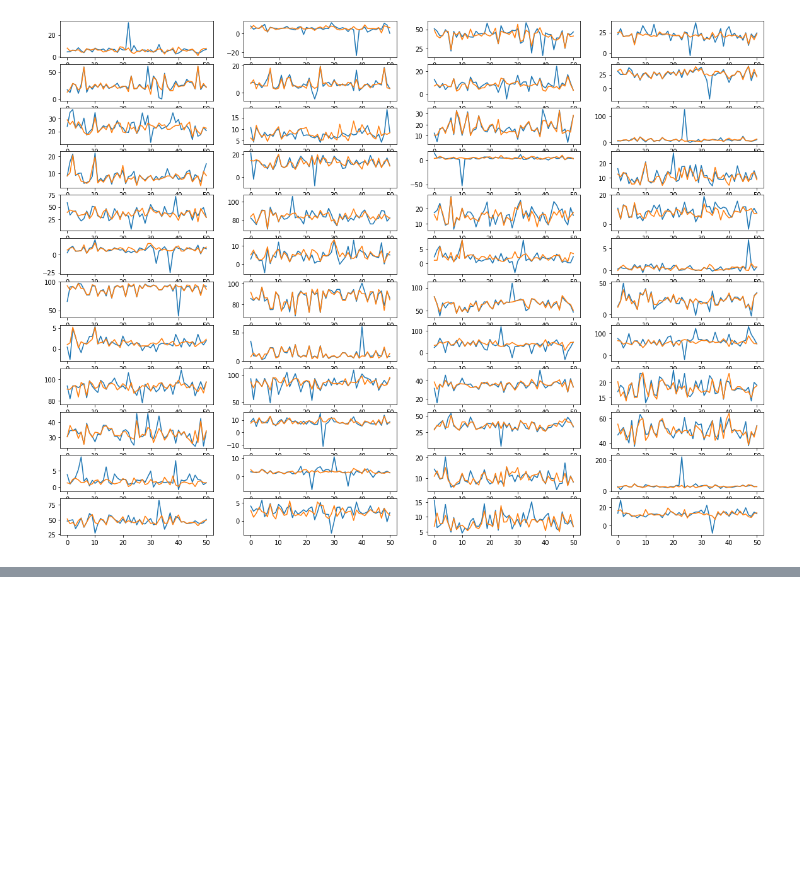
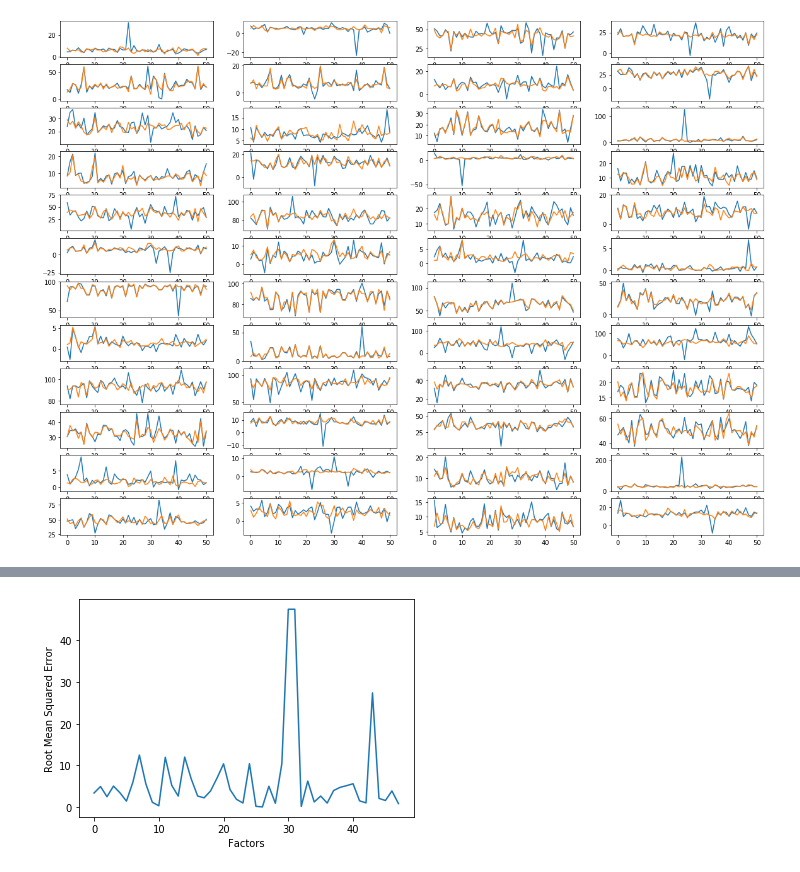
Before and after one commit to didyxdi/COGS118B_FinalProject, a Jupyter notebook: AutoregressionCode.ipynb, the cells around one changed output, grey strips where cells are left out. Drawn from its saved outputs; the diff is of its cells as text; code cells hidden in the pictures; blank space fills up the shorter version.

Commit message:
update auto

```diff
--- a/AutoregressionCode.ipynb
+++ b/AutoregressionCode.ipynb
@@ -63,6 +72,9 @@ for c in mergedSOC_df.columns:
 fig, axs = plt.subplots(12, 4, figsize=(20, 15))
 row = 0
 col = 0
+rmsqe = []
+
+
 
 for idx in range(48):
     #split test/train data
@@ -72,7 +84,7 @@ for idx in range(48):
     train = np.array(train)
     predicts = []
     for i in range(51):
-        model = AutoReg(train[i], lags = 2, old_names=False)
+        model = AutoReg(train[i], lags = 2)#, old_names=False)
         fit_model = model.fit()
         predict = fit_model.predict(start = len(train[0,:]), end = len(train[0,:]), dynamic = False)
         predicts.append(predict)
@@ -82,6 +94,7 @@ for idx in range(48):
     #visualize, calc error
     msqr = 1/len(test)*np.sum(test-predicts)**2
     rmsqr = msqr**(1/2)
+    rmsqe.append(rmsqr)
 
     axs[row, col].plot(predicts)
     axs[row, col].plot(test)
@@ -389,0 +112,9 @@ No change
+# %%
+rmesqr = np.array(rmsqe)/51
+plt.plot(rmesqr)
+plt.xlabel('Factors')
+plt.ylabel('Root Mean Squared Error')
+plt.savefig('RMSE')
+plt.show()
+# %% [output]
+[figure, added]
```
Also changed, not shown: parts of 19 cells of this notebook, 1 other file.
